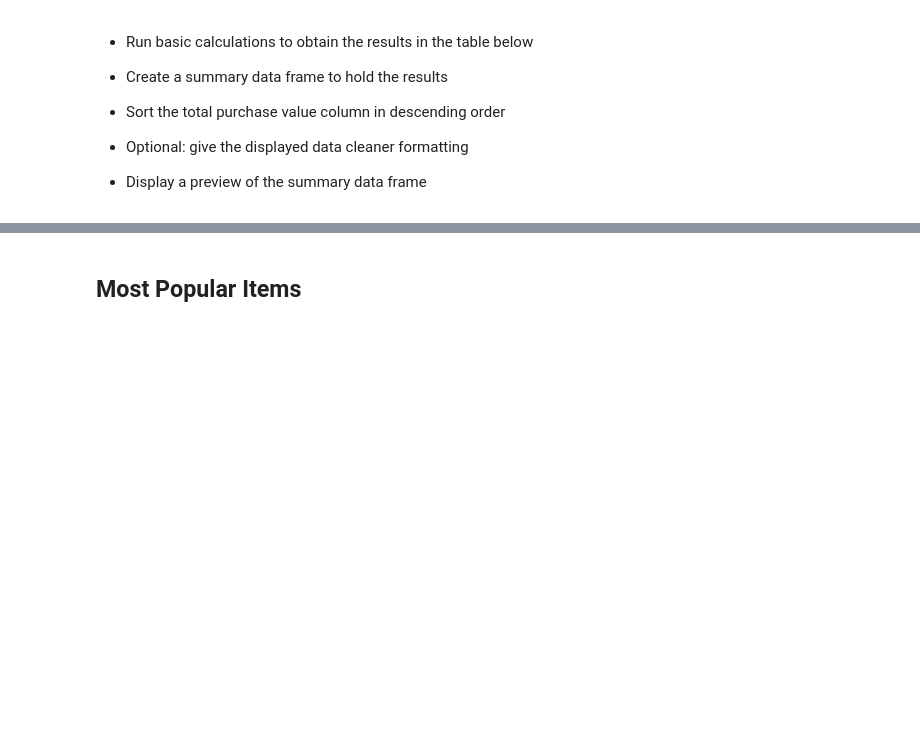
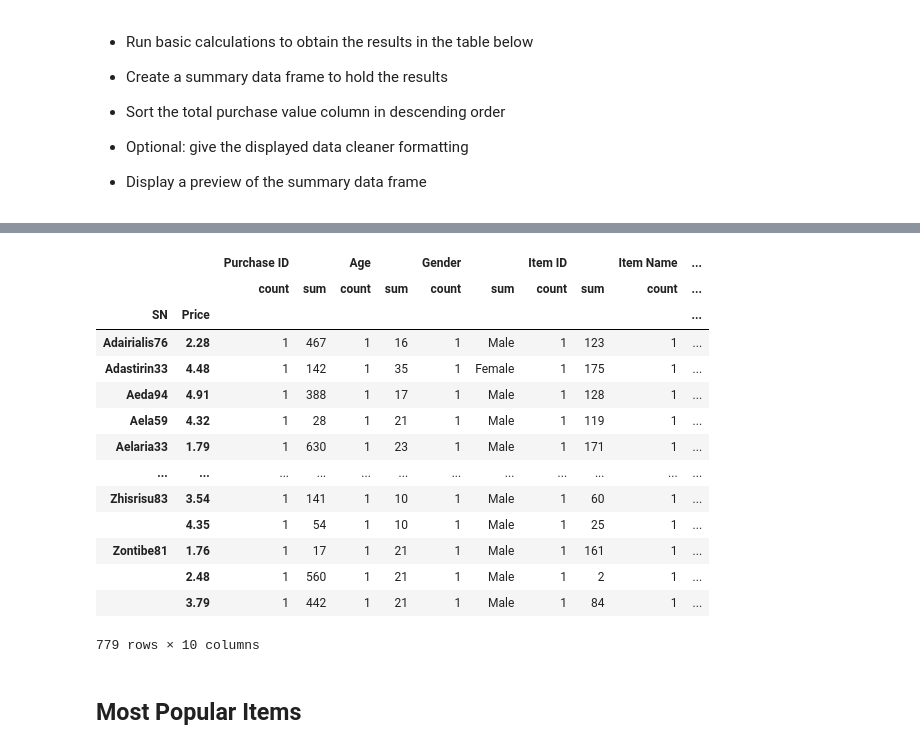
Before and after one commit to MComitor/pandas-challenge, a Jupyter notebook: HeroesOfPymoli.ipynb, the cells around one changed output, grey strips where cells are left out. Drawn from its saved outputs; the diff is of its cells as text; code cells hidden in the pictures; blank space fills up the shorter version.

```diff
--- a/HeroesOfPymoli.ipynb
+++ b/HeroesOfPymoli.ipynb
@@ -313,4 +335,4 @@ print(myfile_df["Age"].min())
 # Create bins for Ages
 bins = [1, 10, 15, 20, 25, 30, 35, 40, 45]
 
-group_labels = ["<10", "10 to 14", "15 to 19", "20 to 24", "25 to 29", "30 to 34", "35 to 39", "40+"]
+group_labels = ["<10", "11 to 14", "15 to 19", "20 to 24", "25 to 29", "30 to 34", "35 to 39", "40+"]
@@ -320,0 +339,4 @@ len(group_labels)
+# %%
+# Categorize the existing players by adding a new column to the data frame
+myfile_df["Age Range"] = pd.cut(myfile_df["Age"], bins, right=False, labels=group_labels, include_lowest=True)
+myfile_df.head(30)
@@ -330,4 +391,0 @@ age_bin_df
-# %%
-# Categorize the existing players by adding a new column to the data frame
-myfile_df["Age Range"] = pd.cut(myfile_df["Age"], bins, labels=group_labels, include_lowest=True)
-myfile_df.head(20)
@@ -415,3 +497,22 @@ gender_ranges_df
+# %%
+unique_users_df = myfile_df.groupby(["SN", "Price"]).agg(['count', 'sum'])
+unique_users_df.sort_values("")
+# %% [output]
+|  |  | Purchase ID |  | Age |  | Gender |  | Item ID |  | Item Name | ... |
+|  |  | count | sum | count | sum | count | sum | count | sum | count | ... |
+| SN | Price |  |  |  |  |  |  |  |  |  | ... |
+| Adairialis76 | 2.28 | 1 | 467 | 1 | 16 | 1 | Male | 1 | 123 | 1 | ... |
+| Adastirin33 | 4.48 | 1 | 142 | 1 | 35 | 1 | Female | 1 | 175 | 1 | ... |
+| Aeda94 | 4.91 | 1 | 388 | 1 | 17 | 1 | Male | 1 | 128 | 1 | ... |
+| Aela59 | 4.32 | 1 | 28 | 1 | 21 | 1 | Male | 1 | 119 | 1 | ... |
+| Aelaria33 | 1.79 | 1 | 630 | 1 | 23 | 1 | Male | 1 | 171 | 1 | ... |
+| ... | ... | ... | ... | ... | ... | ... | ... | ... | ... | ... | ... |
+| Zhisrisu83 | 3.54 | 1 | 141 | 1 | 10 | 1 | Male | 1 | 60 | 1 | ... |
+|  | 4.35 | 1 | 54 | 1 | 10 | 1 | Male | 1 | 25 | 1 | ... |
+| Zontibe81 | 1.76 | 1 | 17 | 1 | 21 | 1 | Male | 1 | 161 | 1 | ... |
+|  | 2.48 | 1 | 560 | 1 | 21 | 1 | Male | 1 | 2 | 1 | ... |
+|  | 3.79 | 1 | 442 | 1 | 21 | 1 | Male | 1 | 84 | 1 | ... |
+779 rows × 10 columns
 # %% [markdown]
 ## Most Popular Items
 # %% [markdown]
```
Also changed, not shown: parts of 67 cells of this notebook.
